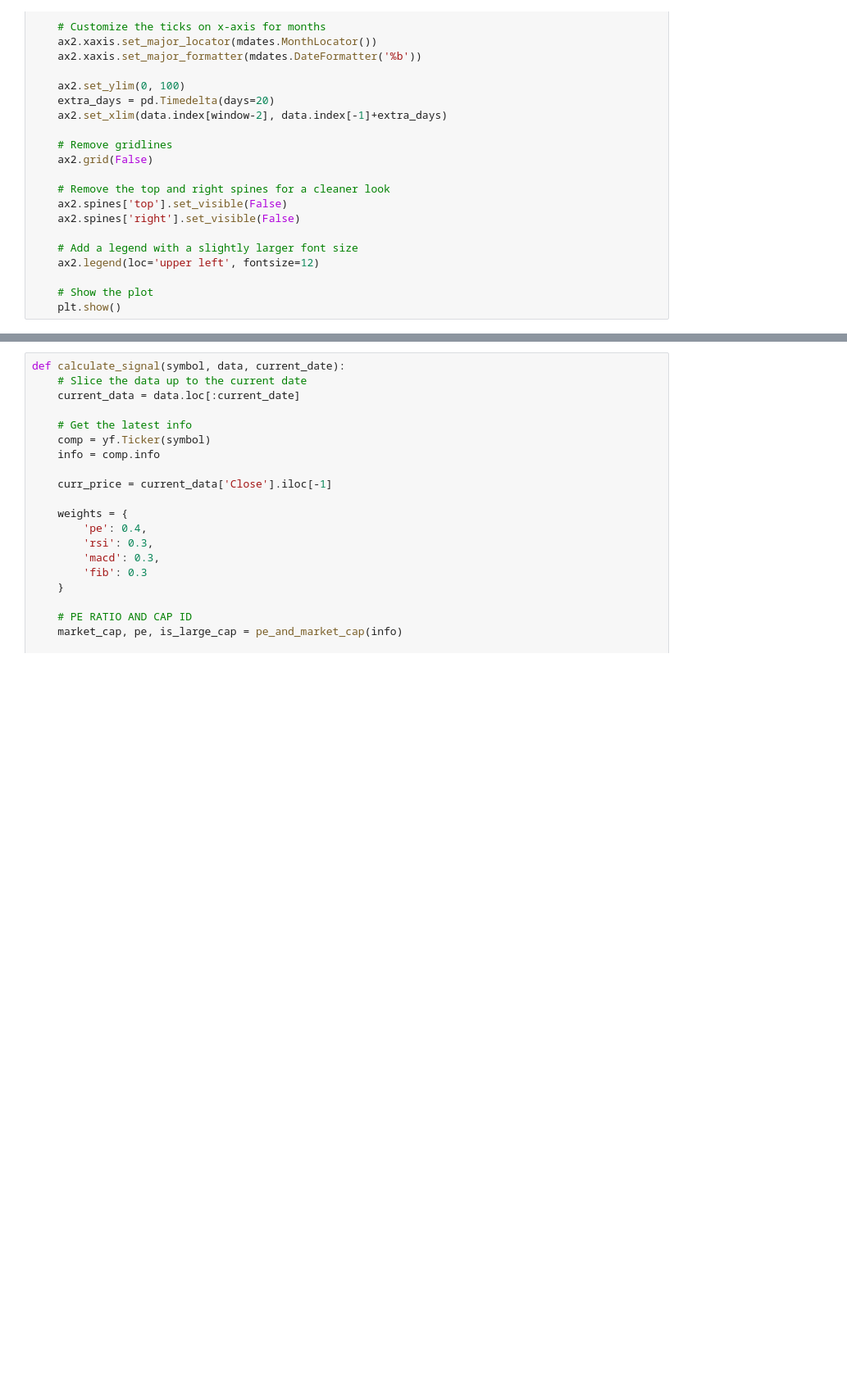
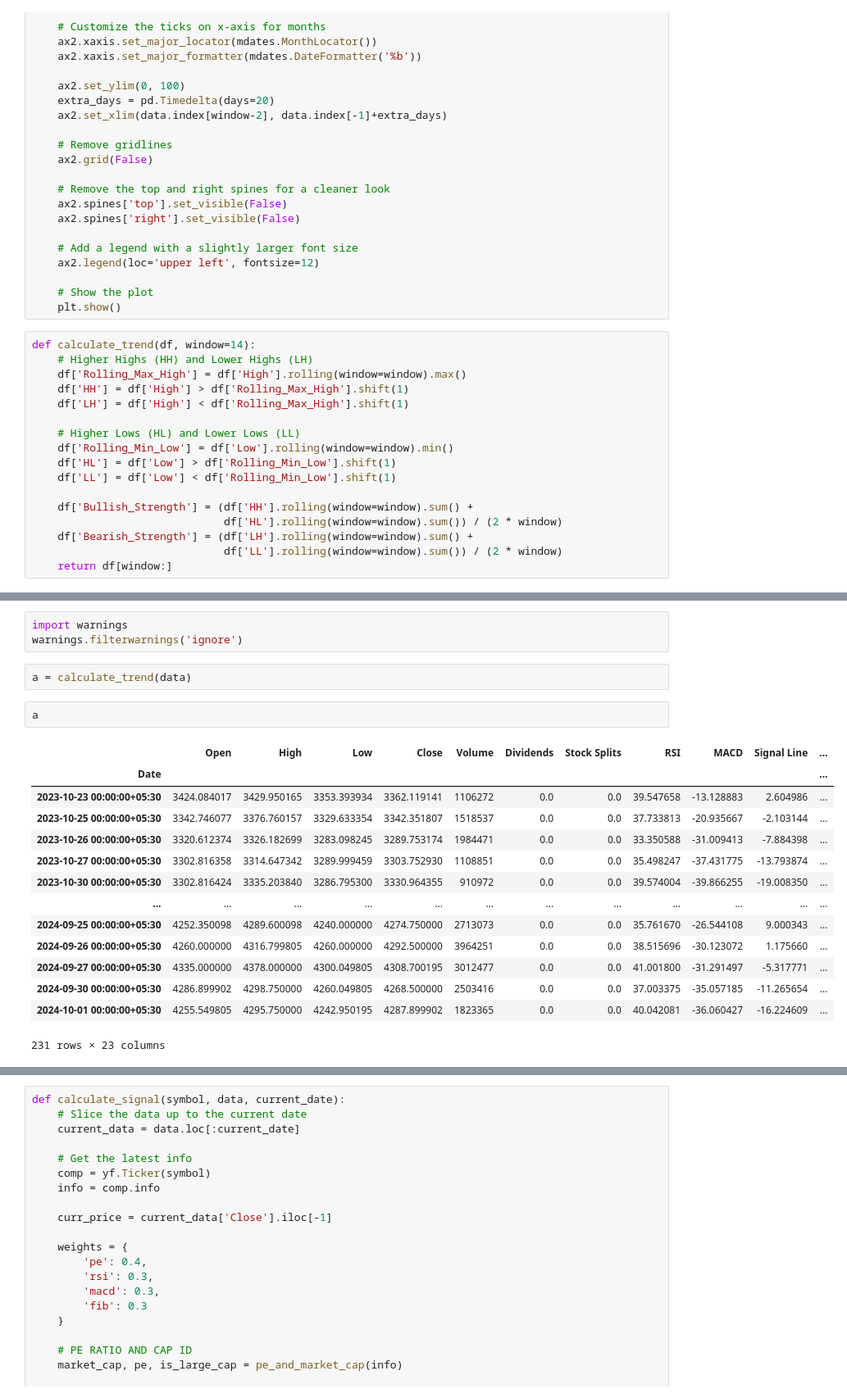
Before and after one commit to Arnax308/Stock-Market-Prediction, a Jupyter notebook: Financial_Data.ipynb, the cells around one changed output, grey strips where cells are left out. Shown: that part at 82% size. Saved outputs shown, nothing was run; the diff lists cells and outputs as text; blank space fills up the shorter version.

```diff
--- a/Financial_Data.ipynb
+++ b/Financial_Data.ipynb
@@ -544,3 +546,20 @@ def visualise_rsi(data, window):
 
     # Show the plot
     plt.show()
+# %%
+def calculate_trend(df, window=14):
+    # Higher Highs (HH) and Lower Highs (LH)
+    df['Rolling_Max_High'] = df['High'].rolling(window=window).max()
+    df['HH'] = df['High'] > df['Rolling_Max_High'].shift(1)
+    df['LH'] = df['High'] < df['Rolling_Max_High'].shift(1)
+
+    # Higher Lows (HL) and Lower Lows (LL)
+    df['Rolling_Min_Low'] = df['Low'].rolling(window=window).min()
+    df['HL'] = df['Low'] > df['Rolling_Min_Low'].shift(1)
+    df['LL'] = df['Low'] < df['Rolling_Min_Low'].shift(1)
+
+    df['Bullish_Strength'] = (df['HH'].rolling(window=window).sum() +
+                              df['HL'].rolling(window=window).sum()) / (2 * window)
+    df['Bearish_Strength'] = (df['LH'].rolling(window=window).sum() +
+                              df['LL'].rolling(window=window).sum()) / (2 * window)
+    return df[window:]
@@ -546,0 +615,22 @@ def visualise_rsi(data, window):
+# %%
+import warnings
+warnings.filterwarnings('ignore')
+# %%
+a = calculate_trend(data)
+# %%
+a
+# %% [output]
+|  | Open | High | Low | Close | Volume | Dividends | Stock Splits | RSI | MACD | Signal Line | ... |
+| Date |  |  |  |  |  |  |  |  |  |  | ... |
+| 2023-10-23 00:00:00+05:30 | 3424.084017 | 3429.950165 | 3353.393934 | 3362.119141 | 1106272 | 0.0 | 0.0 | 39.547658 | -13.128883 | 2.604986 | ... |
+| 2023-10-25 00:00:00+05:30 | 3342.746077 | 3376.760157 | 3329.633354 | 3342.351807 | 1518537 | 0.0 | 0.0 | 37.733813 | -20.935667 | -2.103144 | ... |
+| 2023-10-26 00:00:00+05:30 | 3320.612374 | 3326.182699 | 3283.098245 | 3289.753174 | 1984471 | 0.0 | 0.0 | 33.350588 | -31.009413 | -7.884398 | ... |
+| 2023-10-27 00:00:00+05:30 | 3302.816358 | 3314.647342 | 3289.999459 | 3303.752930 | 1108851 | 0.0 | 0.0 | 35.498247 | -37.431775 | -13.793874 | ... |
+| 2023-10-30 00:00:00+05:30 | 3302.816424 | 3335.203840 | 3286.795300 | 3330.964355 | 910972 | 0.0 | 0.0 | 39.574004 | -39.866255 | -19.008350 | ... |
+| ... | ... | ... | ... | ... | ... | ... | ... | ... | ... | ... | ... |
+| 2024-09-25 00:00:00+05:30 | 4252.350098 | 4289.600098 | 4240.000000 | 4274.750000 | 2713073 | 0.0 | 0.0 | 35.761670 | -26.544108 | 9.000343 | ... |
+| 2024-09-26 00:00:00+05:30 | 4260.000000 | 4316.799805 | 4260.000000 | 4292.500000 | 3964251 | 0.0 | 0.0 | 38.515696 | -30.123072 | 1.175660 | ... |
+| 2024-09-27 00:00:00+05:30 | 4335.000000 | 4378.000000 | 4300.049805 | 4308.700195 | 3012477 | 0.0 | 0.0 | 41.001800 | -31.291497 | -5.317771 | ... |
+| 2024-09-30 00:00:00+05:30 | 4286.899902 | 4298.750000 | 4260.049805 | 4268.500000 | 2503416 | 0.0 | 0.0 | 37.003375 | -35.057185 | -11.265654 | ... |
+| 2024-10-01 00:00:00+05:30 | 4255.549805 | 4295.750000 | 4242.950195 | 4287.899902 | 1823365 | 0.0 | 0.0 | 40.042081 | -36.060427 | -16.224609 | ... |
+231 rows × 23 columns
```
Also changed, not shown: parts of 9 cells of this notebook.
